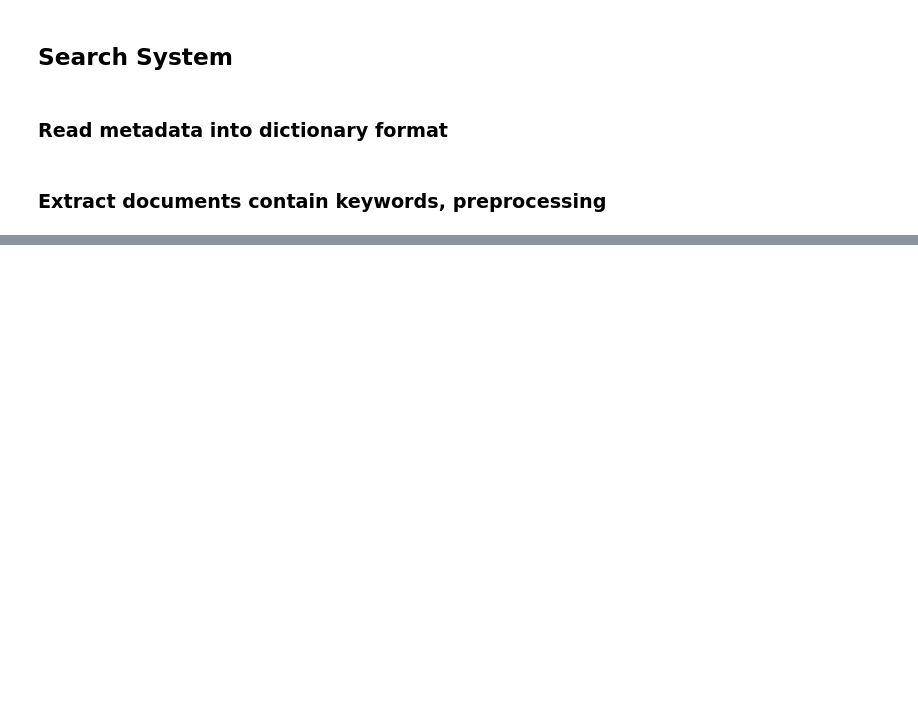
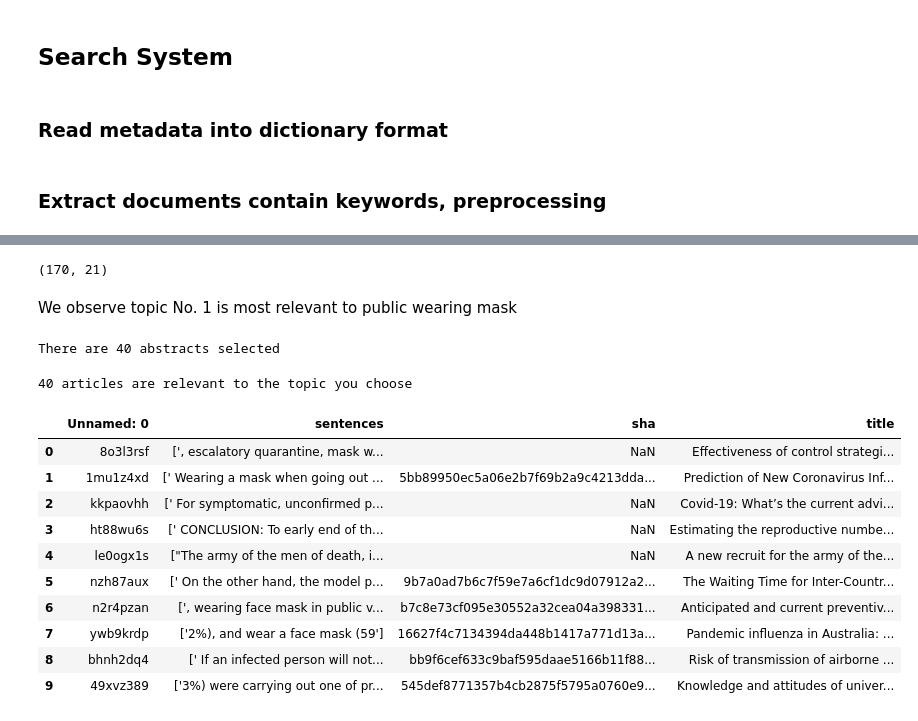
Before and after one commit to luciasalar/covid-19-kaggle, a Jupyter notebook: project_submission.ipynb, the cells around one changed output, grey strips where cells are left out. Drawn from its saved outputs; the diff is of its cells as text; code cells hidden in the pictures; blank space fills up the shorter version.

```diff
--- a/project_submission.ipynb
+++ b/project_submission.ipynb
@@ -321,0 +499,3 @@ class MatchArticleBody:
+# %%
+#here we select the LDA model with the lowe
+scores_best_mask = selected_best_LDA('mask', 'abstract')
@@ -321,0 +520,33 @@ class MatchArticleBody:
+# %%
+scores_best_mask.shape
+# %% [output]
+(170, 21)
+# %% [markdown]
+We observe topic No. 1 is most relevant to public wearing mask
+# %%
+# topic number 1 is most relevant to public wearing mask
+# which topic do you think is most relevant to your search
+cor_dict_mask = select_text_from_LDA_results('mask', 'abstract', scores_best_mask, 1)
+print ("There are {} abstracts selected". format(len(cor_dict_mask)))
+# %% [output]
+There are 40 abstracts selected
+# %%
+# extract relevant sentences  #search keywords can be a list
+sel_sentence_mask, sel_sentence_df_mask = extract_relevant_sentences(cor_dict_mask, ['mask'])
+# %% [output]
+40 articles are relevant to the topic you choose
+# %%
+#read extracted article
+sel_sentence_df_mask.head(10)
+# %% [output]
+|  | Unnamed: 0 | sentences | sha | title |
+| 0 | 8o3l3rsf | [', escalatory quarantine, mask w... | NaN | Effectiveness of control strategi... |
+| 1 | 1mu1z4xd | [' Wearing a mask when going out ... | 5bb89950ec5a06e2b7f69b2a9c4213dda... | Prediction of New Coronavirus Inf... |
+| 2 | kkpaovhh | [' For symptomatic, unconfirmed p... | NaN | Covid-19: What’s the current advi... |
+| 3 | ht88wu6s | [' CONCLUSION: To early end of th... | NaN | Estimating the reproductive numbe... |
+| 4 | le0ogx1s | ["The army of the men of death, i... | NaN | A new recruit for the army of the... |
+| 5 | nzh87aux | [' On the other hand, the model p... | 9b7a0ad7b6c7f59e7a6cf1dc9d07912a2... | The Waiting Time for Inter-Countr... |
+| 6 | n2r4pzan | [', wearing face mask in public v... | b7c8e73cf095e30552a32cea04a398331... | Anticipated and current preventiv... |
+| 7 | ywb9krdp | ['2%), and wear a face mask (59'] | 16627f4c7134394da448b1417a771d13a... | Pandemic influenza in Australia: ... |
+| 8 | bhnh2dq4 | [' If an infected person will not... | bb9f6cef633c9baf595daae5166b11f88... | Risk of transmission of airborne ... |
+| 9 | 49xvz389 | ['3%) were carrying out one of pr... | 545def8771357b4cb2875f5795a0760e9... | Knowledge and attitudes of univer... |
```
Also changed, not shown: parts of 31 cells of this notebook.
